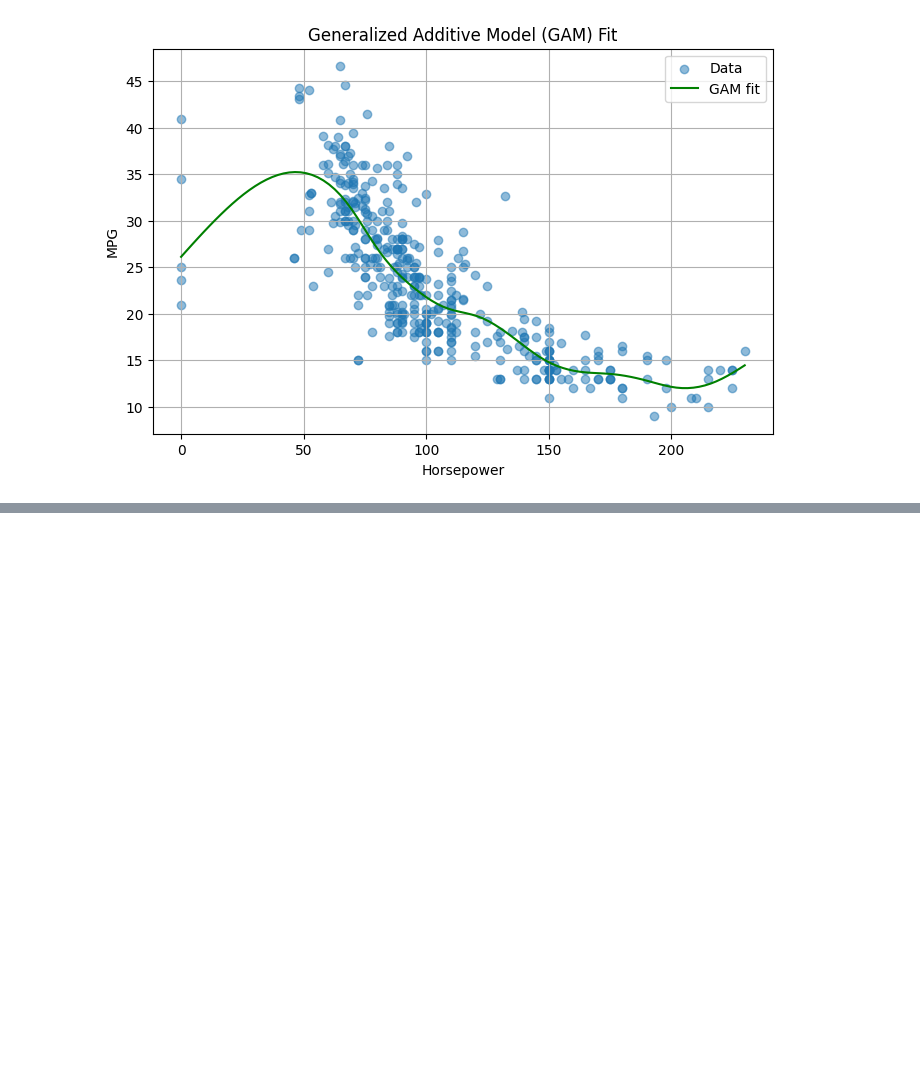
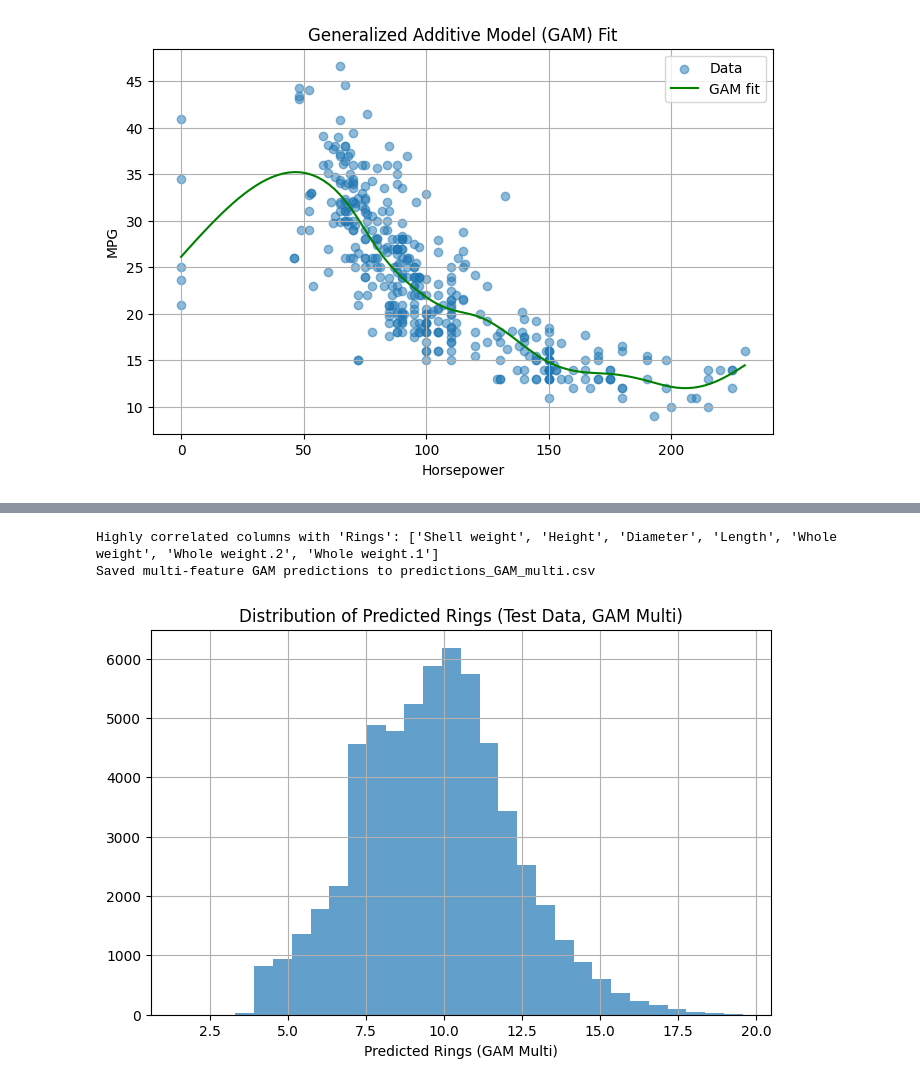
Before and after one commit to anujbansal-ncu/NCU, a Jupyter notebook: DDS-8555/week4/assignment4.ipynb, the cells around one changed output, grey strips where cells are left out. Drawn from its saved outputs; the diff is of its cells as text; code cells hidden in the pictures; blank space fills up the shorter version.

```diff
--- a/DDS-8555/week4/assignment4.ipynb
+++ b/DDS-8555/week4/assignment4.ipynb
@@ -423,0 +374,38 @@ test_df[['id', 'Predicted_Rings_LOESS']].to_csv('predictions_LOESS.csv', index=F
+# %%
+# Predict Rings using GAM with all highly correlated features
+from pygam import LinearGAM, s
+from pygam.terms import TermList
+
+import numpy as np
+
+# Use the same correlated columns as LOESS
+corr_matrix = train_df.corr()
+correlated_features = corr_matrix['Rings'].drop('Rings').abs().sort_values(ascending=False)
+high_corr_cols = correlated_features[correlated_features > 0.3].index.tolist()
+print(f"Highly correlated columns with 'Rings': {high_corr_cols}")
+
+X_train = train_df[high_corr_cols].to_numpy()
+y_train = train_df['Rings'].to_numpy().ravel()
+X_test = test_df[high_corr_cols].to_numpy()
+
+# Fit GAM with one spline per feature
+gam = LinearGAM(s(0, n_splines=10)+s(1, n_splines=10)+s(2, n_splines=10)+s(3, n_splines=10)+s(4, n_splines=10)+s(5, n_splines=10)).fit(X_train, y_train)
+pred_test_gam = gam.predict(X_test)
+test_df['Predicted_Rings_GAM_multi'] = pred_test_gam
+
+# Save predictions to CSV
+test_df[['id', 'Predicted_Rings_GAM_multi']].to_csv('predictions_GAM_multi.csv', index=False)
+print("Saved multi-feature GAM predictions to predictions_GAM_multi.csv")
+
+# Plot distribution
+import matplotlib.pyplot as plt
+plt.figure(figsize=(8, 5))
+plt.hist(test_df['Predicted_Rings_GAM_multi'], bins=30, alpha=0.7)
+plt.xlabel('Predicted Rings (GAM Multi)')
+plt.title('Distribution of Predicted Rings (Test Data, GAM Multi)')
+plt.grid(True)
+plt.show()
+# %% [output]
+Highly correlated columns with 'Rings': ['Shell weight', 'Height', 'Diameter', 'Length', 'Whole weight', 'Whole weight.2', 'Whole weight.1']
+Saved multi-feature GAM predictions to predictions_GAM_multi.csv
+[figure, added]
```
Also changed, not shown: parts of 15 cells of this notebook, 4 other files.
